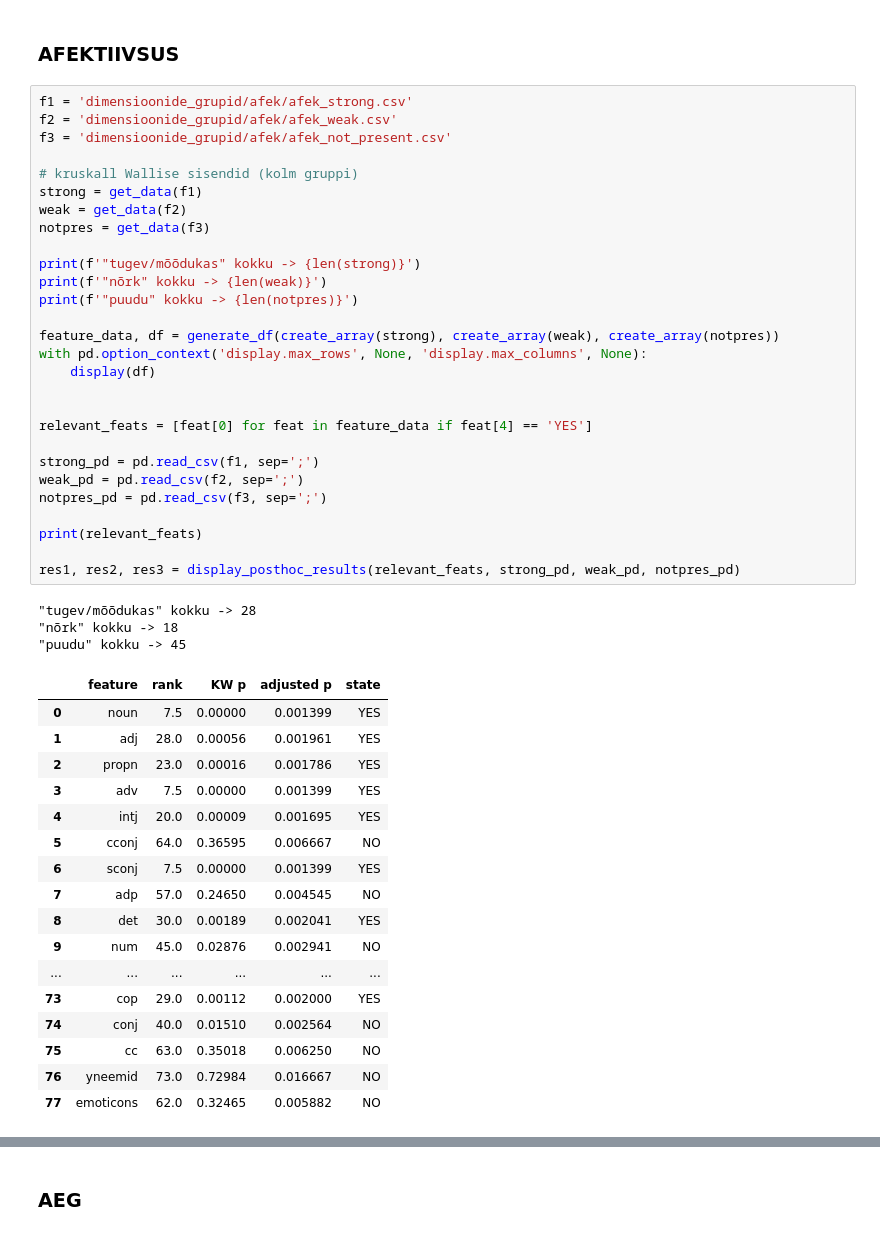
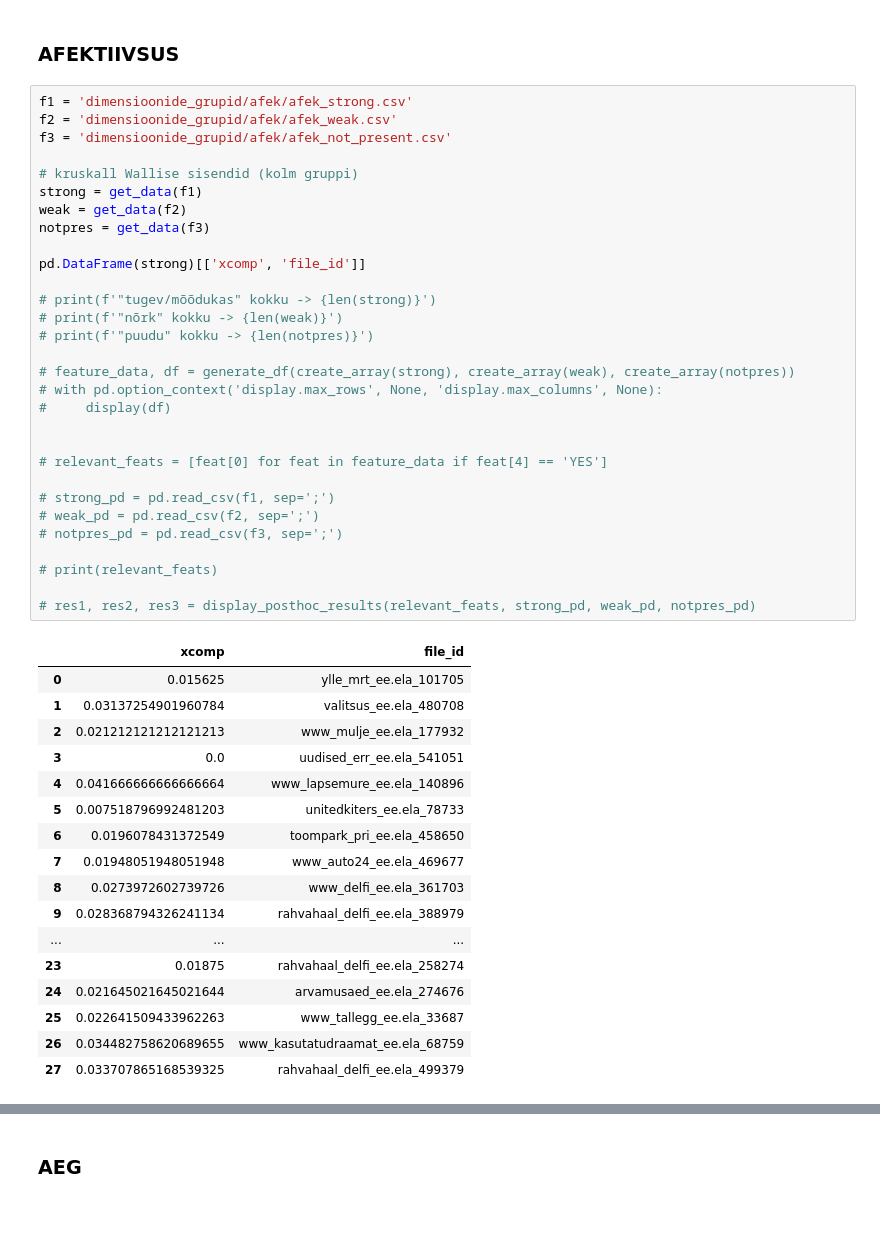
Before and after one commit to kristiinavaik/limesurvey_data, a Jupyter notebook: eesti_analyys/get_statistics.ipynb, the cells around one changed output, grey strips where cells are left out. Cells and saved outputs as stored; diff of their text form.

```diff
--- a/eesti_analyys/get_statistics.ipynb
+++ b/eesti_analyys/get_statistics.ipynb
@@ -267,49 +270,48 @@ SYMBOL
 # %%
 f1 = 'dimensioonide_grupid/afek/afek_strong.csv'
 f2 = 'dimensioonide_grupid/afek/afek_weak.csv'
 f3 = 'dimensioonide_grupid/afek/afek_not_present.csv'
 
 # kruskall Wallise sisendid (kolm gruppi)
 strong = get_data(f1)
 weak = get_data(f2)
 notpres = get_data(f3)
 
-print(f'"tugev/mõõdukas" kokku -> {len(strong)}')
-print(f'"nõrk" kokku -> {len(weak)}')
-print(f'"puudu" kokku -> {len(notpres)}')
+pd.DataFrame(strong)[['xcomp', 'file_id']]
 
-feature_data, df = generate_df(create_array(strong), create_array(weak), create_array(notpres))
-with pd.option_context('display.max_rows', None, 'display.max_columns', None):
-    display(df)
+# print(f'"tugev/mõõdukas" kokku -> {len(strong)}')
+# print(f'"nõrk" kokku -> {len(weak)}')
+# print(f'"puudu" kokku -> {len(notpres)}')
+
+# feature_data, df = generate_df(create_array(strong), create_array(weak), create_array(notpres))
+# with pd.option_context('display.max_rows', None, 'display.max_columns', None):
+#     display(df)
 
 
-relevant_feats = [feat[0] for feat in feature_data if feat[4] == 'YES']
+# relevant_feats = [feat[0] for feat in feature_data if feat[4] == 'YES']
 
-strong_pd = pd.read_csv(f1, sep=';')
-weak_pd = pd.read_csv(f2, sep=';')
-notpres_pd = pd.read_csv(f3, sep=';')
+# strong_pd = pd.read_csv(f1, sep=';')
+# weak_pd = pd.read_csv(f2, sep=';')
+# notpres_pd = pd.read_csv(f3, sep=';')
 
-print(relevant_feats)
+# print(relevant_feats)
 
-res1, res2, res3 = display_posthoc_results(relevant_feats, strong_pd, weak_pd, notpres_pd)
+# res1, res2, res3 = display_posthoc_results(relevant_feats, strong_pd, weak_pd, notpres_pd)
 # %% [output]
-"tugev/mõõdukas" kokku -> 28
-"nõrk" kokku -> 18
-"puudu" kokku -> 45
-|  | feature | rank | KW p | adjusted p | state |
-| 0 | noun | 7.5 | 0.00000 | 0.001399 | YES |
-| 1 | adj | 28.0 | 0.00056 | 0.001961 | YES |
-| 2 | propn | 23.0 | 0.00016 | 0.001786 | YES |
-| 3 | adv | 7.5 | 0.00000 | 0.001399 | YES |
-| 4 | intj | 20.0 | 0.00009 | 0.001695 | YES |
-| 5 | cconj | 64.0 | 0.36595 | 0.006667 | NO |
-| 6 | sconj | 7.5 | 0.00000 | 0.001399 | YES |
-| 7 | adp | 57.0 | 0.24650 | 0.004545 | NO |
-| 8 | det | 30.0 | 0.00189 | 0.002041 | YES |
-| 9 | num | 45.0 | 0.02876 | 0.002941 | NO |
-| ... | ... | ... | ... | ... | ... |
-| 73 | cop | 29.0 | 0.00112 | 0.002000 | YES |
-| 74 | conj | 40.0 | 0.01510 | 0.002564 | NO |
-| 75 | cc | 63.0 | 0.35018 | 0.006250 | NO |
-| 76 | yneemid | 73.0 | 0.72984 | 0.016667 | NO |
-| 77 | emoticons | 62.0 | 0.32465 | 0.005882 | NO |
+|  | xcomp | file_id |
+| 0 | 0.015625 | ylle_mrt_ee.ela_101705 |
+| 1 | 0.03137254901960784 | valitsus_ee.ela_480708 |
+| 2 | 0.021212121212121213 | www_mulje_ee.ela_177932 |
+| 3 | 0.0 | uudised_err_ee.ela_541051 |
+| 4 | 0.041666666666666664 | www_lapsemure_ee.ela_140896 |
+| 5 | 0.007518796992481203 | unitedkiters_ee.ela_78733 |
+| 6 | 0.0196078431372549 | toompark_pri_ee.ela_458650 |
+| 7 | 0.01948051948051948 | www_auto24_ee.ela_469677 |
+| 8 | 0.0273972602739726 | www_delfi_ee.ela_361703 |
+| 9 | 0.028368794326241134 | rahvahaal_delfi_ee.ela_388979 |
+| ... | ... | ... |
+| 23 | 0.01875 | rahvahaal_delfi_ee.ela_258274 |
+| 24 | 0.021645021645021644 | arvamusaed_ee.ela_274676 |
+| 25 | 0.022641509433962263 | www_tallegg_ee.ela_33687 |
+| 26 | 0.034482758620689655 | www_kasutatudraamat_ee.ela_68759 |
+| 27 | 0.033707865168539325 | rahvahaal_delfi_ee.ela_499379 |
```
Also changed, not shown: parts of 23 cells of this notebook, 18 other files.
